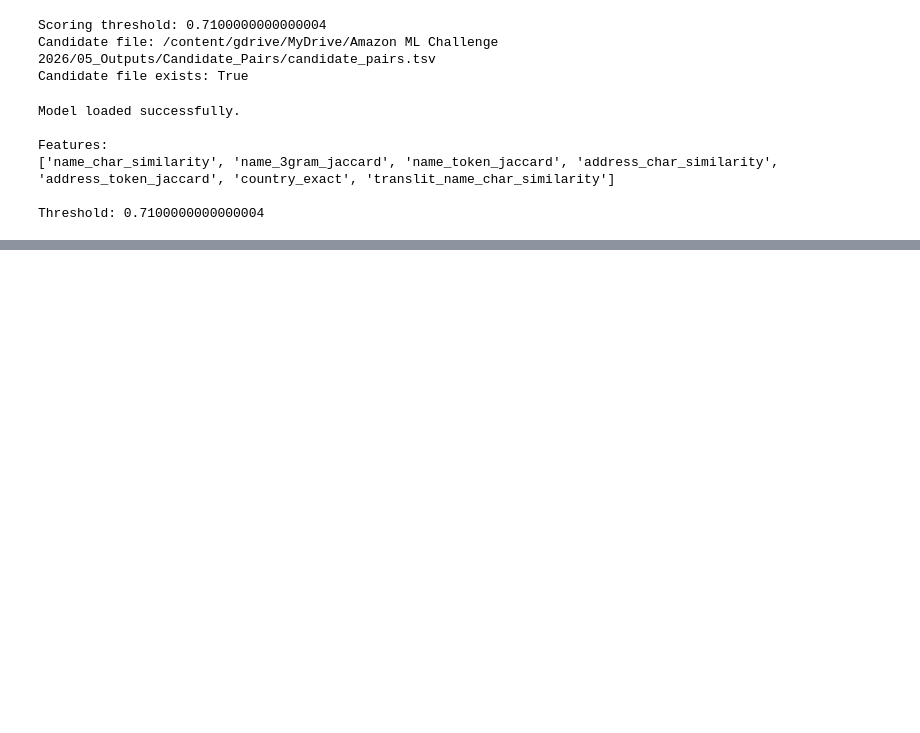
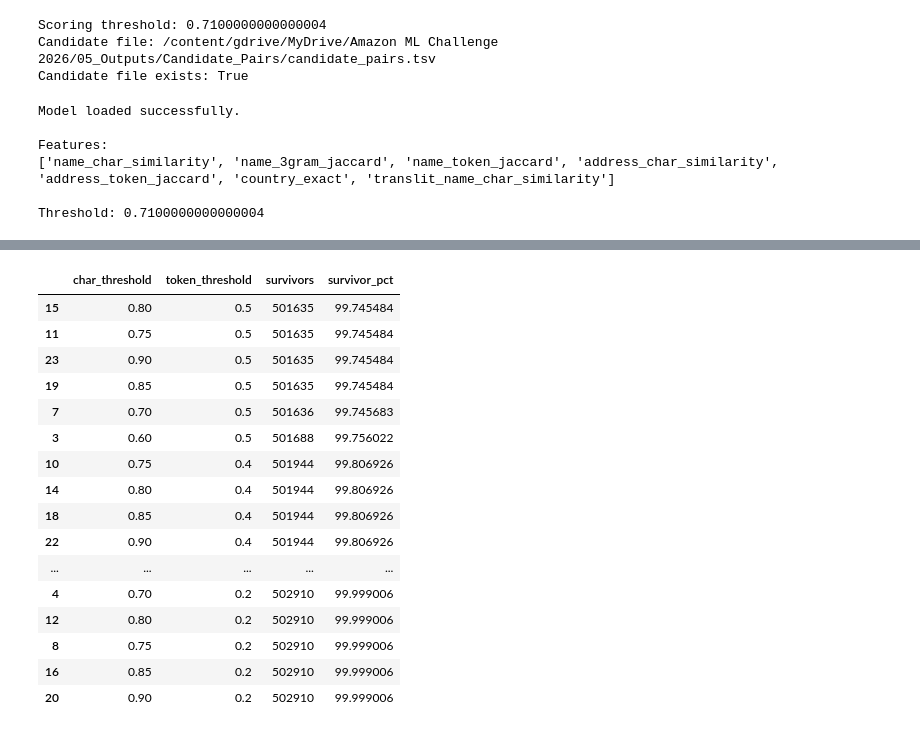
Before and after one commit to kartik815/Amazon-ML-Challenge-2026, a Jupyter notebook: notebooks/07_Candidate_Scoring.ipynb, the cells around one changed output, grey strips where cells are left out. Drawn from its saved outputs; the diff is of its cells as text; code cells hidden in the pictures; blank space fills up the shorter version.

```diff
--- a/notebooks/07_Candidate_Scoring.ipynb
+++ b/notebooks/07_Candidate_Scoring.ipynb
@@ -1490,0 +1845,48 @@ else:
+# %%
+diagnostic_thresholds = []
+
+for char_t in [0.60, 0.70, 0.75, 0.80, 0.85, 0.90]:
+    for token_t in [0.20, 0.30, 0.40, 0.50]:
+
+        keep = (
+            (diag["name_char_similarity"] >= char_t)
+            |
+            (diag["name_token_jaccard"] >= token_t)
+            |
+            (diag["name_3gram_jaccard"] >= 0.20)
+        )
+
+        diagnostic_thresholds.append({
+            "char_threshold": char_t,
+            "token_threshold": token_t,
+            "survivors": int(keep.sum()),
+            "survivor_pct": float(keep.mean() * 100)
+        })
+
+diagnostic_df = pd.DataFrame(
+    diagnostic_thresholds
+)
+
+display(
+    diagnostic_df.sort_values(
+        "survivor_pct"
+    )
+)
+# %% [output]
+|  | char_threshold | token_threshold | survivors | survivor_pct |
+| 15 | 0.80 | 0.5 | 501635 | 99.745484 |
+| 11 | 0.75 | 0.5 | 501635 | 99.745484 |
+| 23 | 0.90 | 0.5 | 501635 | 99.745484 |
+| 19 | 0.85 | 0.5 | 501635 | 99.745484 |
+| 7 | 0.70 | 0.5 | 501636 | 99.745683 |
+| 3 | 0.60 | 0.5 | 501688 | 99.756022 |
+| 10 | 0.75 | 0.4 | 501944 | 99.806926 |
+| 14 | 0.80 | 0.4 | 501944 | 99.806926 |
+| 18 | 0.85 | 0.4 | 501944 | 99.806926 |
+| 22 | 0.90 | 0.4 | 501944 | 99.806926 |
+| ... | ... | ... | ... | ... |
+| 4 | 0.70 | 0.2 | 502910 | 99.999006 |
+| 12 | 0.80 | 0.2 | 502910 | 99.999006 |
+| 8 | 0.75 | 0.2 | 502910 | 99.999006 |
+| 16 | 0.85 | 0.2 | 502910 | 99.999006 |
+| 20 | 0.90 | 0.2 | 502910 | 99.999006 |
```
Also changed, not shown: parts of 12 cells of this notebook.
